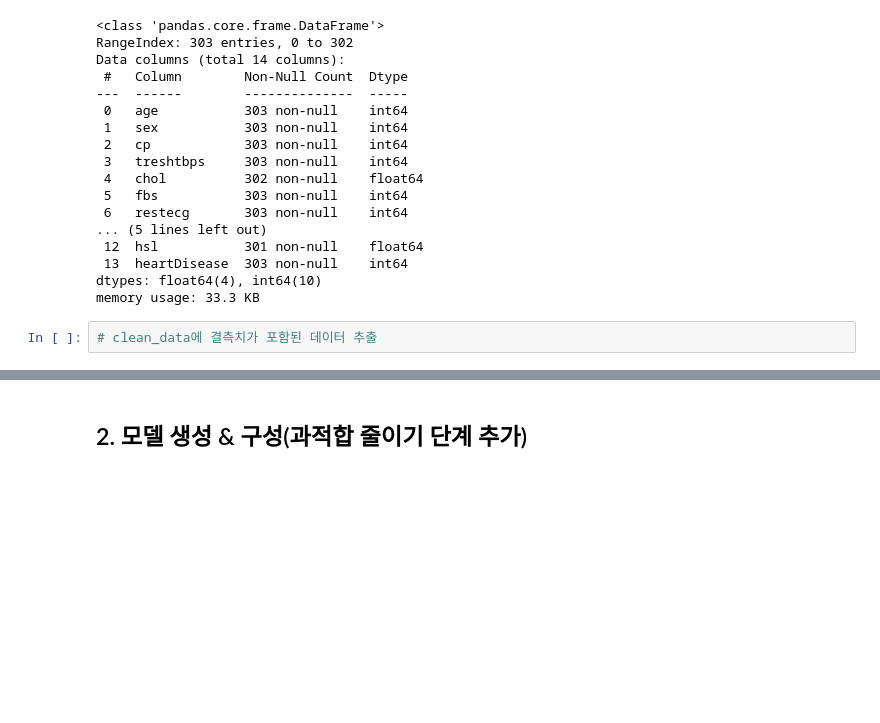
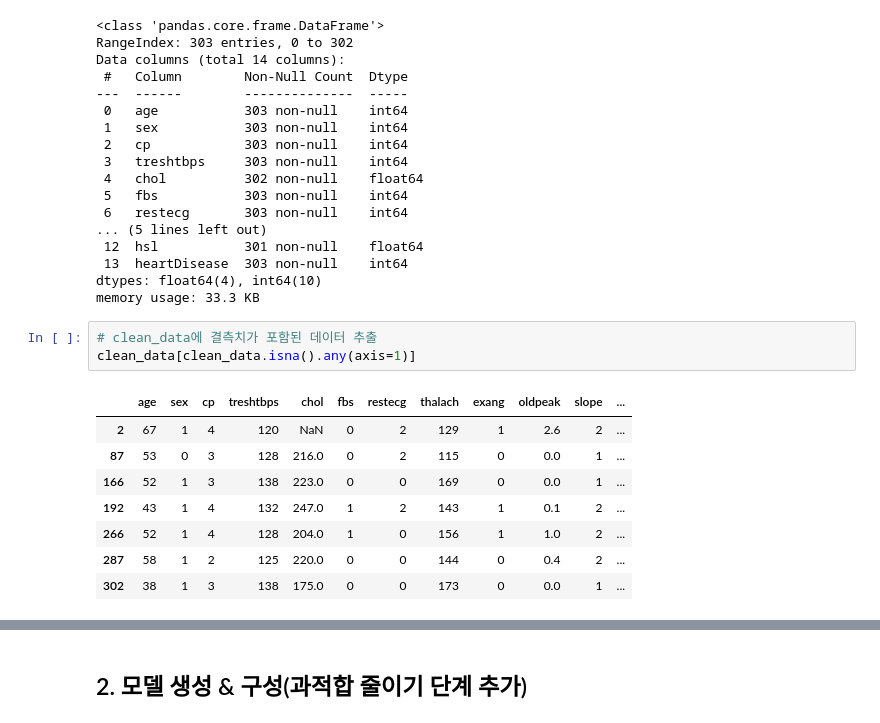
Before and after one commit to yisy0703/ai, a Jupyter notebook: source/08_DeepLearning/07_심장병발병예측(분류성능평가지표).ipynb, the cells around one changed output, grey strips where cells are left out. Saved outputs shown, nothing was run; the diff lists cells and outputs as text; blank space fills up the shorter version.

```diff
--- a/source/08_DeepLearning/07_심장병발병예측(분류성능평가지표).ipynb
+++ b/source/08_DeepLearning/07_심장병발병예측(분류성능평가지표).ipynb
@@ -102,3 +102,13 @@ dtypes: float64(4), int64(10)
 memory usage: 33.3 KB
 # %%
 # clean_data에 결측치가 포함된 데이터 추출
+clean_data[clean_data.isna().any(axis=1)]
+# %% [output]
+|  | age | sex | cp | treshtbps | chol | fbs | restecg | thalach | exang | oldpeak | slope | ... |
+| 2 | 67 | 1 | 4 | 120 | NaN | 0 | 2 | 129 | 1 | 2.6 | 2 | ... |
+| 87 | 53 | 0 | 3 | 128 | 216.0 | 0 | 2 | 115 | 0 | 0.0 | 1 | ... |
+| 166 | 52 | 1 | 3 | 138 | 223.0 | 0 | 0 | 169 | 0 | 0.0 | 1 | ... |
+| 192 | 43 | 1 | 4 | 132 | 247.0 | 1 | 2 | 143 | 1 | 0.1 | 2 | ... |
+| 266 | 52 | 1 | 4 | 128 | 204.0 | 1 | 0 | 156 | 1 | 1.0 | 2 | ... |
+| 287 | 58 | 1 | 2 | 125 | 220.0 | 0 | 0 | 144 | 0 | 0.4 | 2 | ... |
+| 302 | 38 | 1 | 3 | 138 | 175.0 | 0 | 0 | 173 | 0 | 0.0 | 1 | ... |
```
Also changed, not shown: parts of 9 cells of this notebook.
